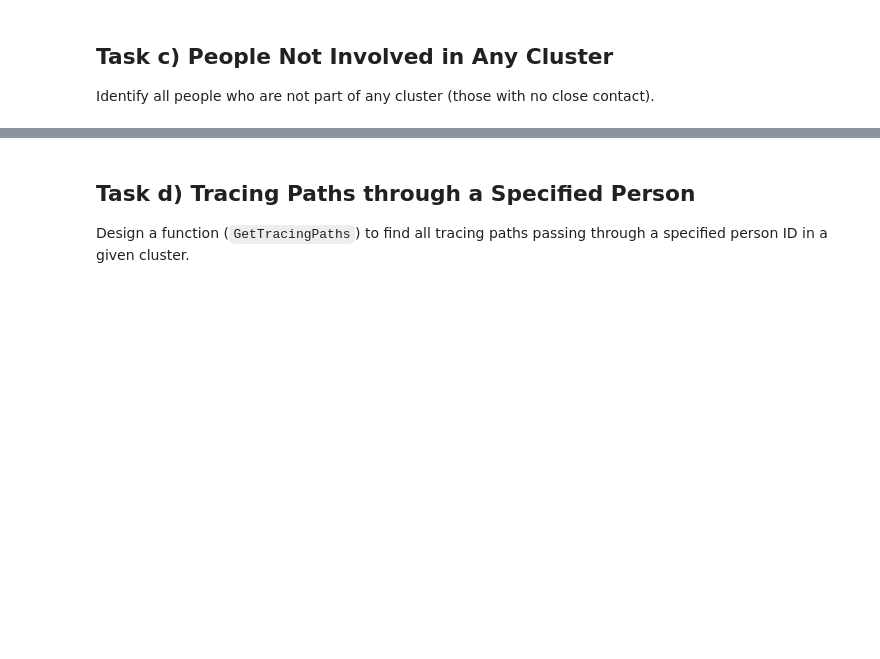
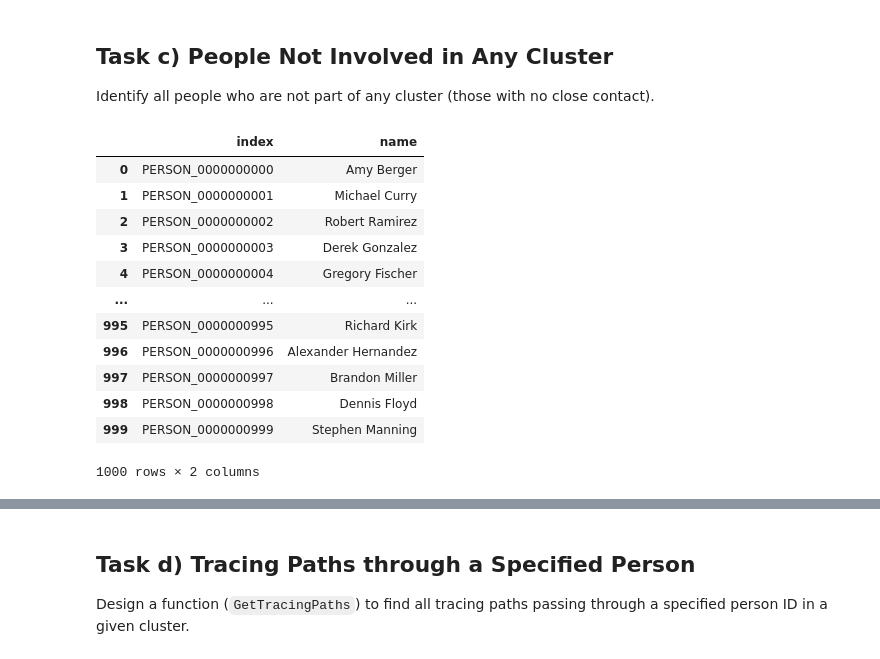
Before and after one commit to ljueyii/data_engineering_projects, a Jupyter notebook: COVID-19 TraceID Cluster Analysis/src/COVID-19 TraceID Cluster Analysis.ipynb, the cells around one changed output, grey strips where cells are left out. Drawn from its saved outputs; the diff is of its cells as text; code cells hidden in the pictures; blank space fills up the shorter version.

```diff
--- a/COVID-19 TraceID Cluster Analysis/src/COVID-19 TraceID Cluster Analysis.ipynb
+++ b/COVID-19 TraceID Cluster Analysis/src/COVID-19 TraceID Cluster Analysis.ipynb
@@ -146,8 +296,22 @@ Based on the diagram above, we observe that
 ## Task c) People Not Involved in Any Cluster
 Identify all people who are not part of any cluster (those with no close contact).
 # %%
-peopleDF = pd.read_csv('people.csv')
+peopleDF = pd.read_csv('../data/people.csv')
 peopleDF
+# %% [output]
+|  | index | name |
+| 0 | PERSON_0000000000 | Amy Berger |
+| 1 | PERSON_0000000001 | Michael Curry |
+| 2 | PERSON_0000000002 | Robert Ramirez |
+| 3 | PERSON_0000000003 | Derek Gonzalez |
+| 4 | PERSON_0000000004 | Gregory Fischer |
+| ... | ... | ... |
+| 995 | PERSON_0000000995 | Richard Kirk |
+| 996 | PERSON_0000000996 | Alexander Hernandez |
+| 997 | PERSON_0000000997 | Brandon Miller |
+| 998 | PERSON_0000000998 | Dennis Floyd |
+| 999 | PERSON_0000000999 | Stephen Manning |
+1000 rows × 2 columns
 # %%
 # merge Concat_f1_f5 with people.csv using people ID
 people_f1_f5_merge = peopleDF.merge(Concat_f1_f5, left_on=['index'], right_on=['people'], how='outer')
```
Also changed, not shown: parts of 37 cells of this notebook, 2 other files.
